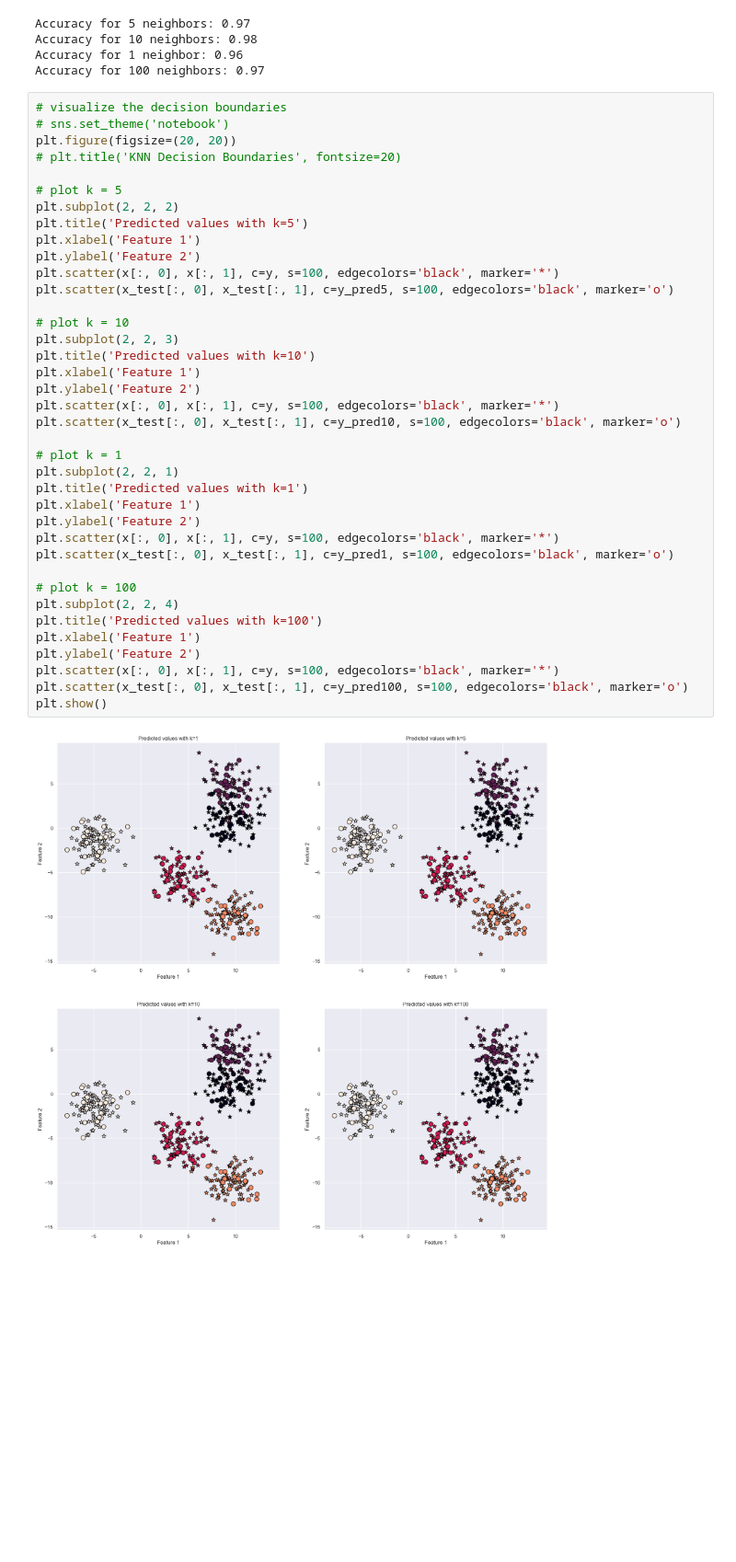
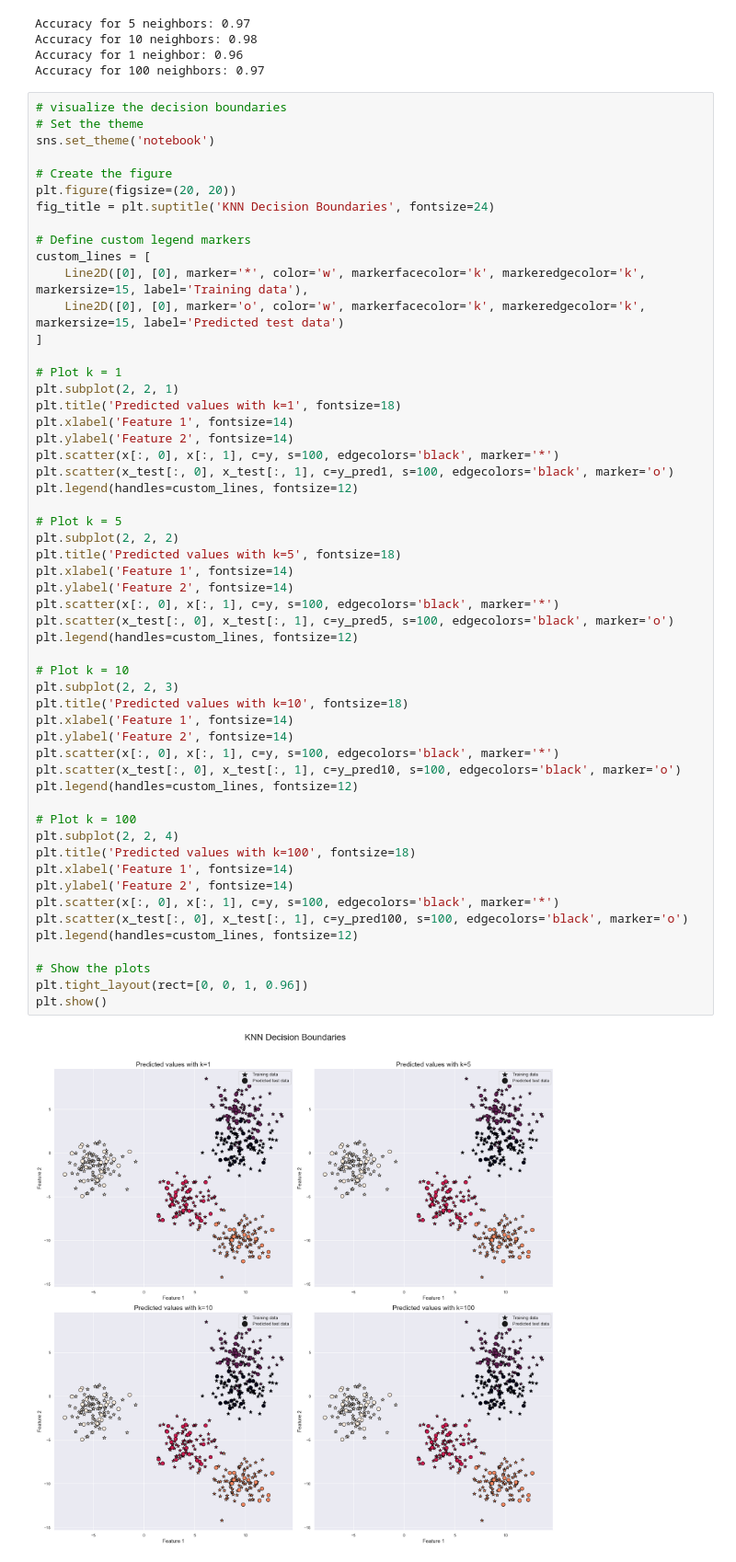
Before and after one commit to nk-tech-lab/k-nearest-neighbors, a Jupyter notebook: knn_2d.ipynb, the cells around one changed output. Shown at 92% size. Saved outputs shown, nothing was run; the diff lists cells and outputs as text; blank space fills up the shorter version.

Commit message:
updated plots + added no-sklearn implementation

```diff
--- a/knn_2d.ipynb
+++ b/knn_2d.ipynb
@@ -67,41 +69,57 @@ Accuracy for 1 neighbor: 0.96
 Accuracy for 100 neighbors: 0.97
 # %%
 # visualize the decision boundaries
-# sns.set_theme('notebook')
+# Set the theme
+sns.set_theme('notebook')
+
+# Create the figure
 plt.figure(figsize=(20, 20))
-# plt.title('KNN Decision Boundaries', fontsize=20)
+fig_title = plt.suptitle('KNN Decision Boundaries', fontsize=24)
 
-# plot k = 5
+# Define custom legend markers
+custom_lines = [
+    Line2D([0], [0], marker='*', color='w', markerfacecolor='k', markeredgecolor='k', markersize=15, label='Training data'),
+    Line2D([0], [0], marker='o', color='w', markerfacecolor='k', markeredgecolor='k', markersize=15, label='Predicted test data')
+]
+
+# Plot k = 1
+plt.subplot(2, 2, 1)
+plt.title('Predicted values with k=1', fontsize=18)
+plt.xlabel('Feature 1', fontsize=14)
+plt.ylabel('Feature 2', fontsize=14)
+plt.scatter(x[:, 0], x[:, 1], c=y, s=100, edgecolors='black', marker='*')
+plt.scatter(x_test[:, 0], x_test[:, 1], c=y_pred1, s=100, edgecolors='black', marker='o')
+plt.legend(handles=custom_lines, fontsize=12)
+
+# Plot k = 5
 plt.subplot(2, 2, 2)
-plt.title('Predicted values with k=5')
-plt.xlabel('Feature 1')
-plt.ylabel('Feature 2')
+plt.title('Predicted values with k=5', fontsize=18)
+plt.xlabel('Feature 1', fontsize=14)
+plt.ylabel('Feature 2', fontsize=14)
 plt.scatter(x[:, 0], x[:, 1], c=y, s=100, edgecolors='black', marker='*')
 plt.scatter(x_test[:, 0], x_test[:, 1], c=y_pred5, s=100, edgecolors='black', marker='o')
+plt.legend(handles=custom_lines, fontsize=12)
 
-# plot k = 10
+# Plot k = 10
 plt.subplot(2, 2, 3)
-plt.title('Predicted values with k=10')
-plt.xlabel('Feature 1')
-plt.ylabel('Feature 2')
+plt.title('Predicted values with k=10', fontsize=18)
+plt.xlabel('Feature 1', fontsize=14)
+plt.ylabel('Feature 2', fontsize=14)
 plt.scatter(x[:, 0], x[:, 1], c=y, s=100, edgecolors='black', marker='*')
 plt.scatter(x_test[:, 0], x_test[:, 1], c=y_pred10, s=100, edgecolors='black', marker='o')
+plt.legend(handles=custom_lines, fontsize=12)
 
-# plot k = 1
-plt.subplot(2, 2, 1)
-plt.title('Predicted values with k=1')
-plt.xlabel('Feature 1')
-plt.ylabel('Feature 2')
-plt.scatter(x[:, 0], x[:, 1], c=y, s=100, edgecolors='black', marker='*')
-plt.scatter(x_test[:, 0], x_test[:, 1], c=y_pred1, s=100, edgecolors='black', marker='o')
-
-# plot k = 100
+# Plot k = 100
 plt.subplot(2, 2, 4)
-plt.title('Predicted values with k=100')
-plt.xlabel('Feature 1')
-plt.ylabel('Feature 2')
+plt.title('Predicted values with k=100', fontsize=18)
+plt.xlabel('Feature 1', fontsize=14)
+plt.ylabel('Feature 2', fontsize=14)
 plt.scatter(x[:, 0], x[:, 1], c=y, s=100, edgecolors='black', marker='*')
 plt.scatter(x_test[:, 0], x_test[:, 1], c=y_pred100, s=100, edgecolors='black', marker='o')
+plt.legend(handles=custom_lines, fontsize=12)
+
+# Show the plots
+plt.tight_layout(rect=[0, 0, 1, 0.96])
 plt.show()
 # %% [output]
-[figure, old version]
+[figure, new version]
```
Also changed, not shown: parts of 1 cell of this notebook, 3 other files.
